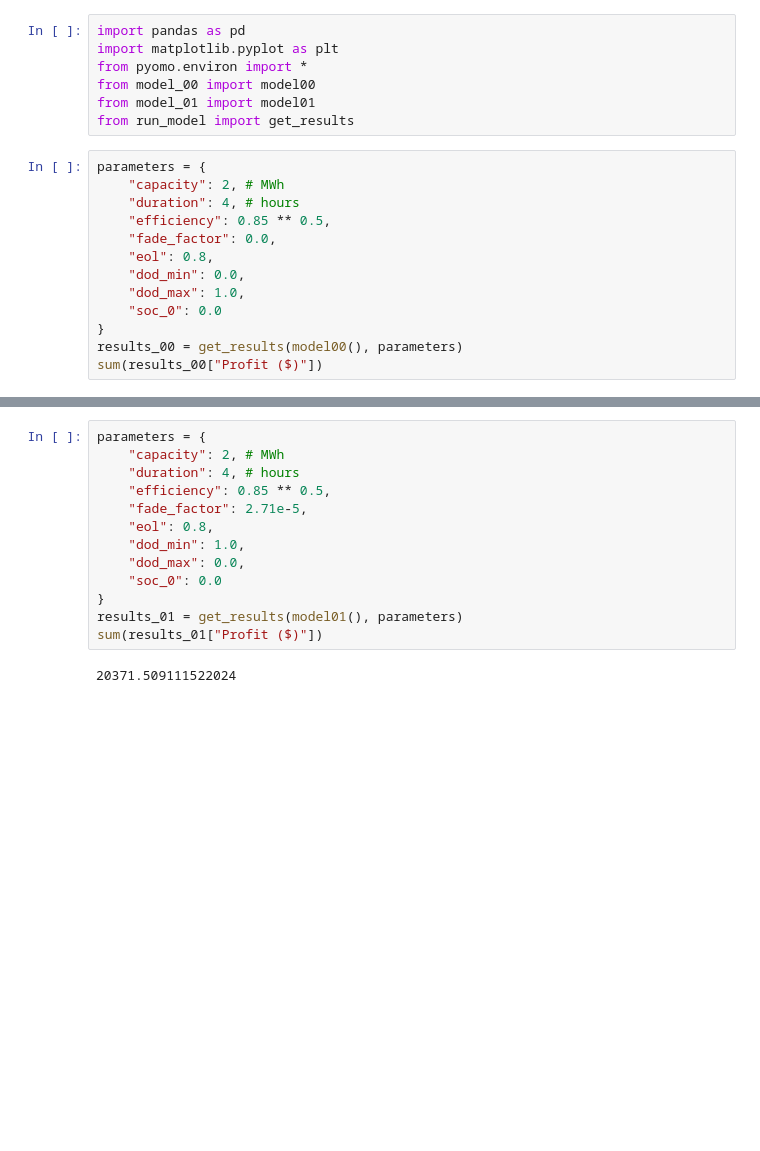
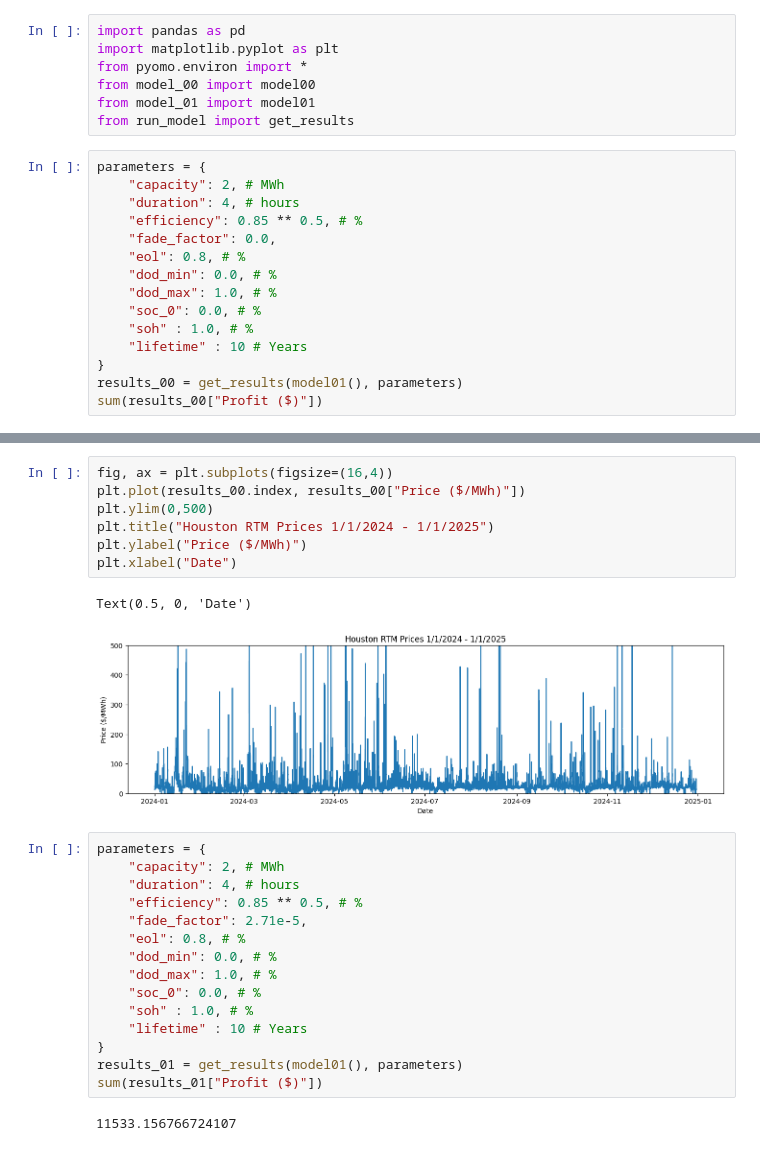
Before and after one commit to chumist-ncsu/CE_591_Project, a Jupyter notebook: progress_update_02/results.ipynb, the cells around one changed output, grey strips where cells are left out. Cells and saved outputs as stored; diff of their text form; blank space fills up the shorter version.

```diff
--- a/progress_update_02/results.ipynb
+++ b/progress_update_02/results.ipynb
@@ -9,13 +9,15 @@ from run_model import get_results
 parameters = {
     "capacity": 2, # MWh
     "duration": 4, # hours
-    "efficiency": 0.85 ** 0.5,
+    "efficiency": 0.85 ** 0.5, # %
     "fade_factor": 0.0,
-    "eol": 0.8,
-    "dod_min": 0.0,
-    "dod_max": 1.0,
-    "soc_0": 0.0
+    "eol": 0.8, # %
+    "dod_min": 0.0, # %
+    "dod_max": 1.0, # %
+    "soc_0": 0.0, # %
+    "soh" : 1.0, # %
+    "lifetime" : 10 # Years
 }
-results_00 = get_results(model00(), parameters)
+results_00 = get_results(model01(), parameters)
 sum(results_00["Profit ($)"])
 # %% [output]
@@ -23,15 +42,27 @@ sum(results_00["Profit ($)"])
+# %%
+fig, ax = plt.subplots(figsize=(16,4))
+plt.plot(results_00.index, results_00["Price ($/MWh)"])
+plt.ylim(0,500)
+plt.title("Houston RTM Prices 1/1/2024 - 1/1/2025")
+plt.ylabel("Price ($/MWh)")
+plt.xlabel("Date")
+# %% [output]
+Text(0.5, 0, 'Date')
+[figure, added]
 # %%
 parameters = {
     "capacity": 2, # MWh
     "duration": 4, # hours
-    "efficiency": 0.85 ** 0.5,
+    "efficiency": 0.85 ** 0.5, # %
     "fade_factor": 2.71e-5,
-    "eol": 0.8,
-    "dod_min": 1.0,
-    "dod_max": 0.0,
-    "soc_0": 0.0
+    "eol": 0.8, # %
+    "dod_min": 0.0, # %
+    "dod_max": 1.0, # %
+    "soc_0": 0.0, # %
+    "soh" : 1.0, # %
+    "lifetime" : 10 # Years
 }
 results_01 = get_results(model01(), parameters)
 sum(results_01["Profit ($)"])
 # %% [output]
-20371.509111522024
+11533.156766724107
```
Also changed, not shown: parts of 10 cells of this notebook, 12 other files.
